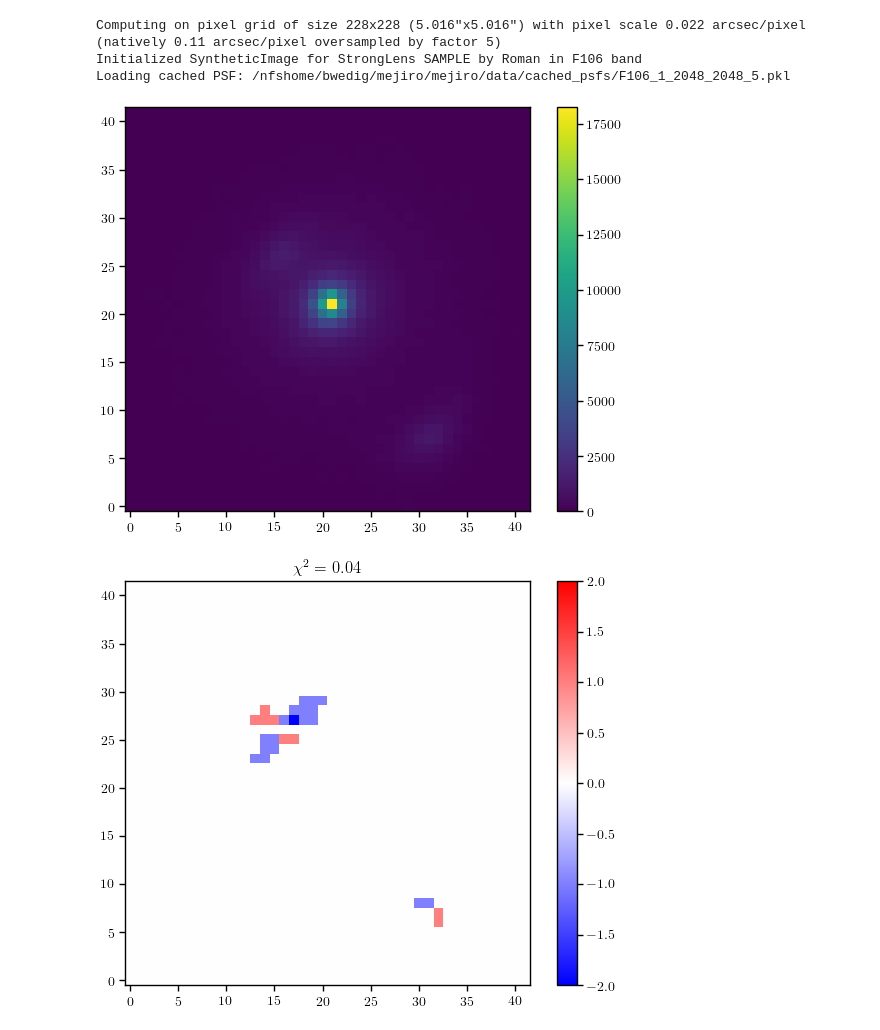
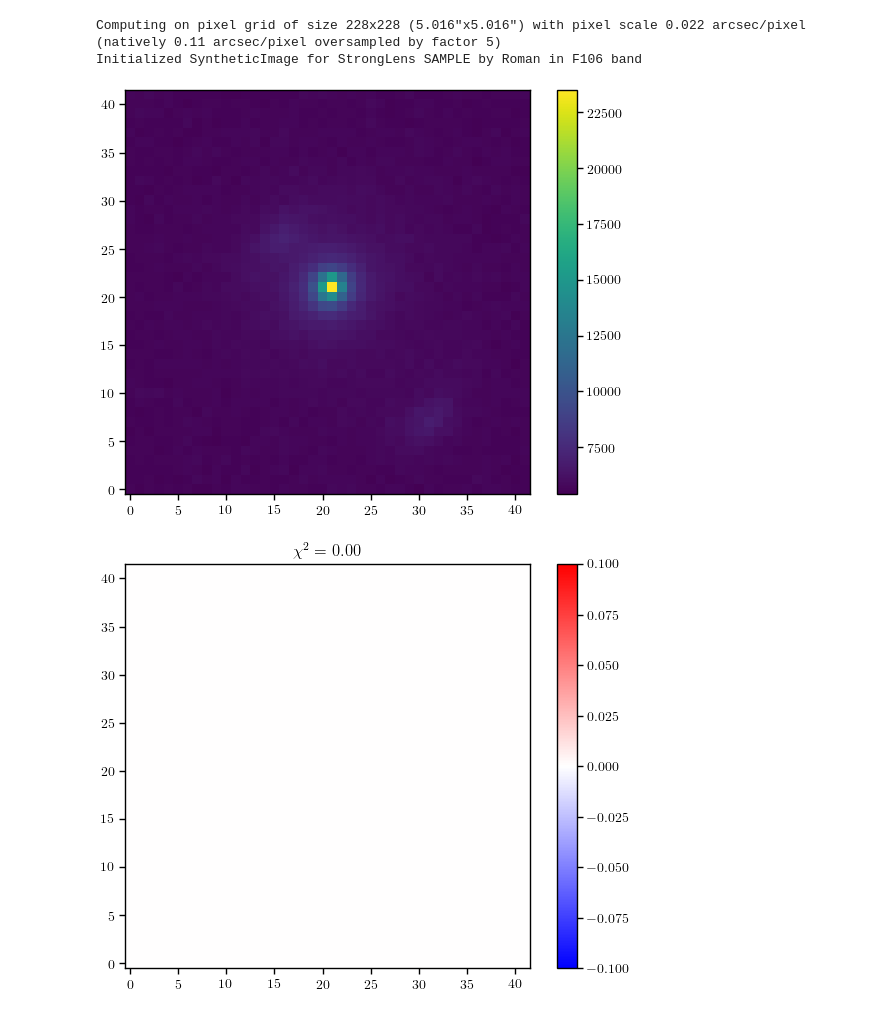
Before and after one commit to AstroMusers/mejiro, a Jupyter notebook: notebooks/data_model_refactor/exposure_holding_noise_constant.ipynb, the cells around one changed output. Cells and saved outputs as stored; diff of their text form; code cells hidden in the pictures.

```diff
--- a/notebooks/data_model_refactor/exposure_holding_noise_constant.ipynb
+++ b/notebooks/data_model_refactor/exposure_holding_noise_constant.ipynb
@@ -62,9 +54,9 @@ kwargs_subhalo = {'alpha_Rs': alpha_Rs, 'Rs': Rs_angle, 'center_x': -0.645348564
 # %%
-lens_no_subhalo = deepcopy(lens)
-synth_no_subhalo = SyntheticImage(lens_no_subhalo, roman, band=band, arcsec=scene_size, oversample=oversample, **config)
-exposure_no_subhalo = Exposure(synth_no_subhalo, exposure_time=146, rng=rng, **config, return_noise=True)
+lens_1 = deepcopy(lens)
+synth_1 = SyntheticImage(lens_1, roman, band=band, arcsec=scene_size, oversample=oversample, **config)
+exposure_1 = Exposure(synth_1, exposure_time=146, rng=rng, **config, return_noise=True)
 
-plt.imshow(exposure_no_subhalo.exposure)
+plt.imshow(exposure_1.exposure)
 plt.colorbar()
 plt.show()
 # %% [output]
@@ -75,7 +66,7 @@ Loading cached PSF: /nfshome/bwedig/mejiro/mejiro/data/cached_psfs/F106_1_2048_2
 # %%
-poisson_noise = exposure_no_subhalo.poisson_noise
-dark_noise = exposure_no_subhalo.dark_noise
-read_noise = exposure_no_subhalo.read_noise
+poisson_noise = exposure_1.poisson_noise
+dark_noise = exposure_1.dark_noise
+read_noise = exposure_1.read_noise
 
 _, ax = plt.subplots(1, 3, figsize=(15, 5))
 ax[0].imshow(poisson_noise.array)
@@ -90,25 +81,23 @@ plt.show()
 # %%
-lens_with_subhalo = deepcopy(lens)
-lens_with_subhalo.add_subhalo(subhalo_type, kwargs_subhalo)
-synth = SyntheticImage(lens_with_subhalo, roman, band=band, arcsec=scene_size, oversample=oversample, **config)
-exposure = Exposure(synth, exposure_time=146, rng=rng, **config, poisson_noise=poisson_noise, dark_noise=dark_noise, read_noise=read_noise)
+lens_2 = deepcopy(lens)
+synth_2 = SyntheticImage(lens_2, roman, band=band, arcsec=scene_size, oversample=oversample, **config)
+exposure_2 = Exposure(synth_2, exposure_time=146, rng=rng, **config, poisson_noise=poisson_noise, dark_noise=dark_noise, read_noise=read_noise)
 
-plt.imshow(exposure.exposure)
+plt.imshow(exposure_2.exposure)
 plt.colorbar()
 plt.show()
 # %% [output]
 Computing on pixel grid of size 228x228 (5.016"x5.016") with pixel scale 0.022 arcsec/pixel (natively 0.11 arcsec/pixel oversampled by factor 5)
 Initialized SyntheticImage for StrongLens SAMPLE by Roman in F106 band
-Loading cached PSF: /nfshome/bwedig/mejiro/mejiro/data/cached_psfs/F106_1_2048_2048_5.pkl
-[figure, old version]
+[figure, new version]
 # %%
-residual = exposure.exposure - exposure_no_subhalo.exposure
-chi_squared = stats.chi_square(observed=exposure_no_subhalo.exposure, expected=exposure.exposure)
+residual = exposure_2.exposure - exposure_1.exposure
+chi_squared = stats.chi_square(observed=exposure_2.exposure, expected=exposure_1.exposure)
 
 vmax = np.max(np.abs(residual))
 plt.imshow(residual, cmap='bwr', vmin=-vmax, vmax=vmax)
 plt.colorbar()
 plt.title(r'$\chi^2=$ ' + f'{chi_squared:.2f}')
 plt.show()
 # %% [output]
-[figure, old version]
+[figure, new version]
```
Also changed, not shown: parts of 6 cells of this notebook, 8 other files.
